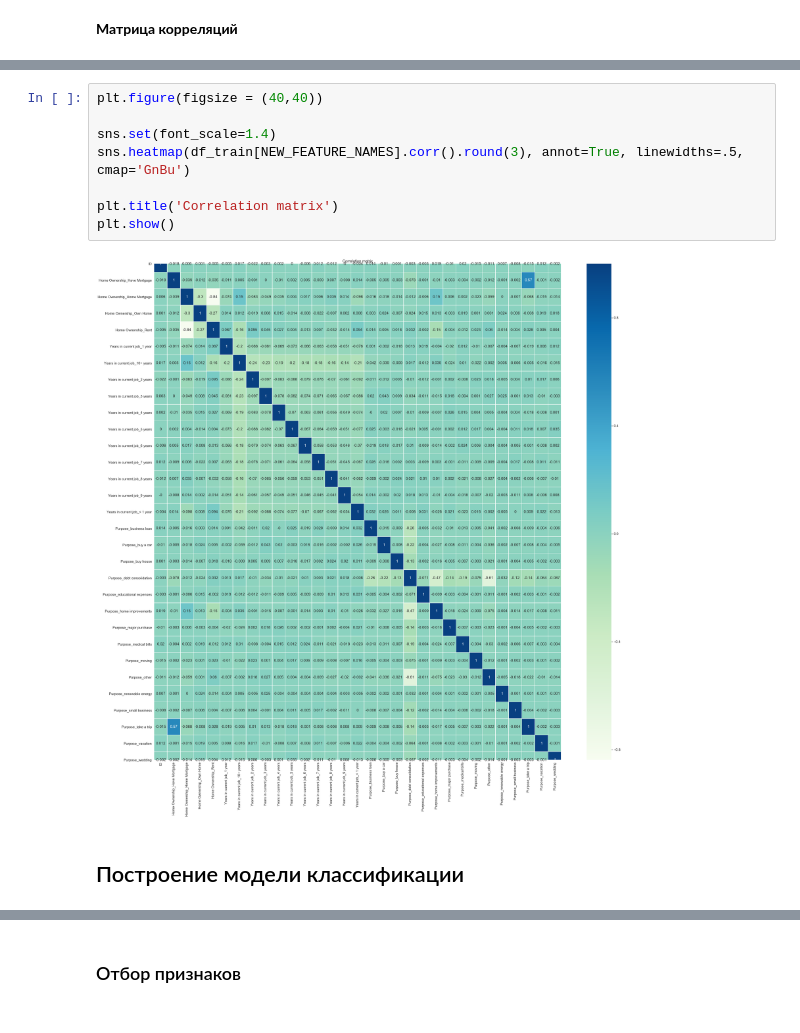
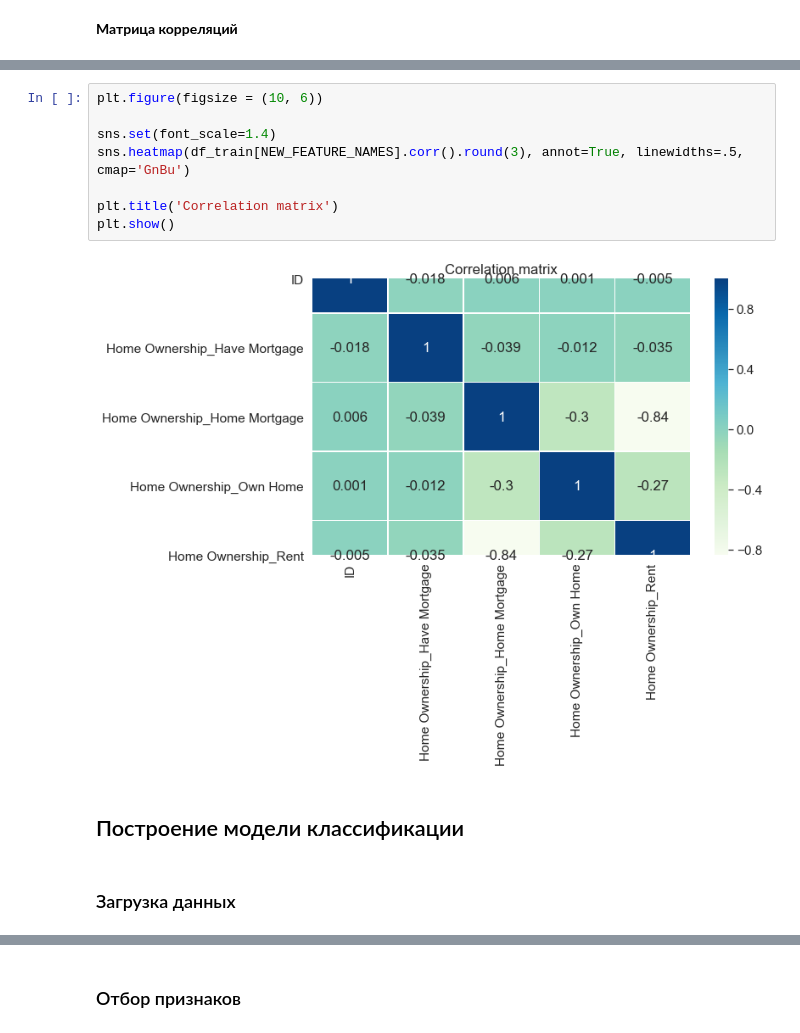
Before and after one commit to LevNic/DataScience2, a Jupyter notebook: SSolovev_solution.ipynb, the cells around one changed output, grey strips where cells are left out. Drawn from its saved outputs; the diff is of its cells as text.

```diff
--- a/SSolovev_solution.ipynb
+++ b/SSolovev_solution.ipynb
@@ -605,12 +672,14 @@ plt.show()
 # %%
-plt.figure(figsize = (40,40))
+plt.figure(figsize = (10, 6))
 
 sns.set(font_scale=1.4)
 sns.heatmap(df_train[NEW_FEATURE_NAMES].corr().round(3), annot=True, linewidths=.5, cmap='GnBu')
 
 plt.title('Correlation matrix')
 plt.show()
 # %% [output]
-[figure, old version]
+[figure, new version]
 # %% [markdown]
 ## Построение модели классификации
+# %% [markdown]
+### Загрузка данных
```
Also changed, not shown: parts of 83 cells of this notebook, 9 other files.
